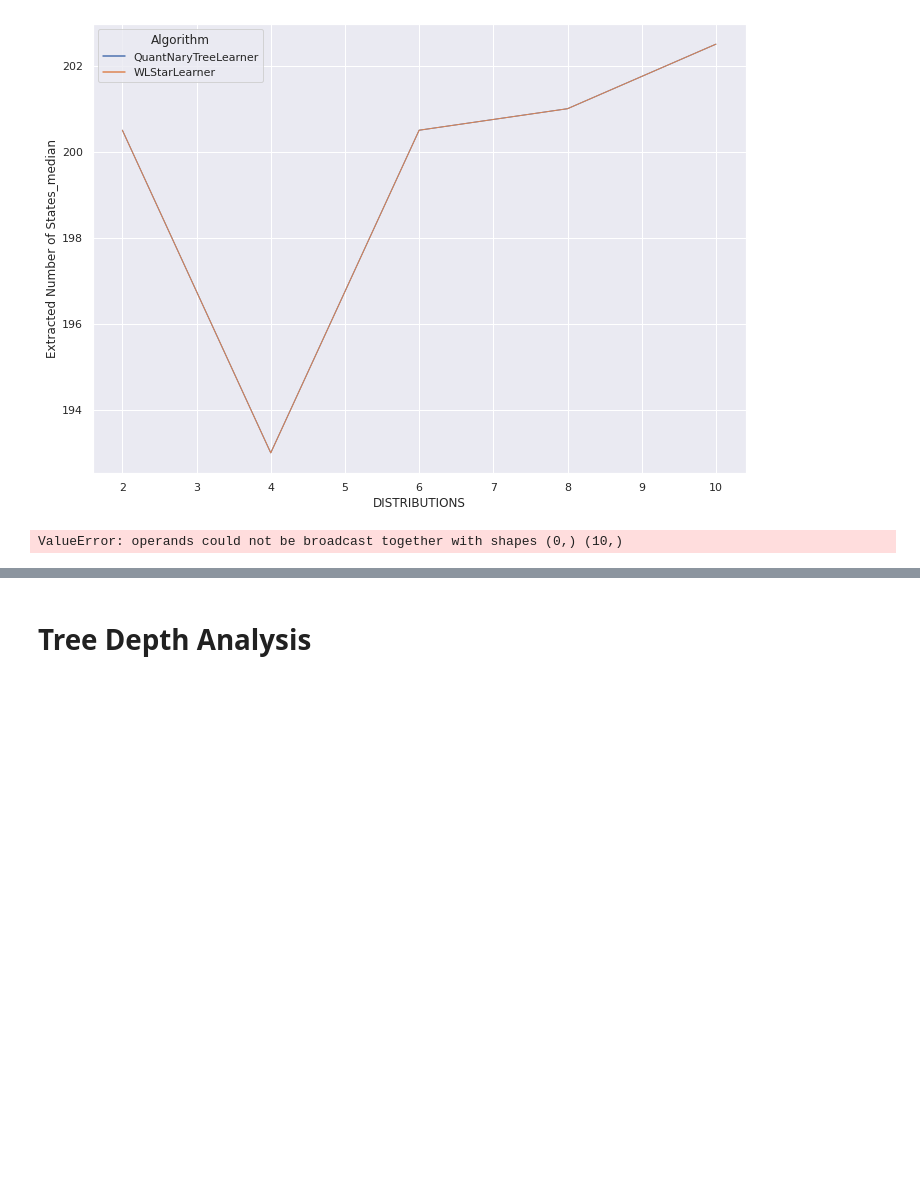
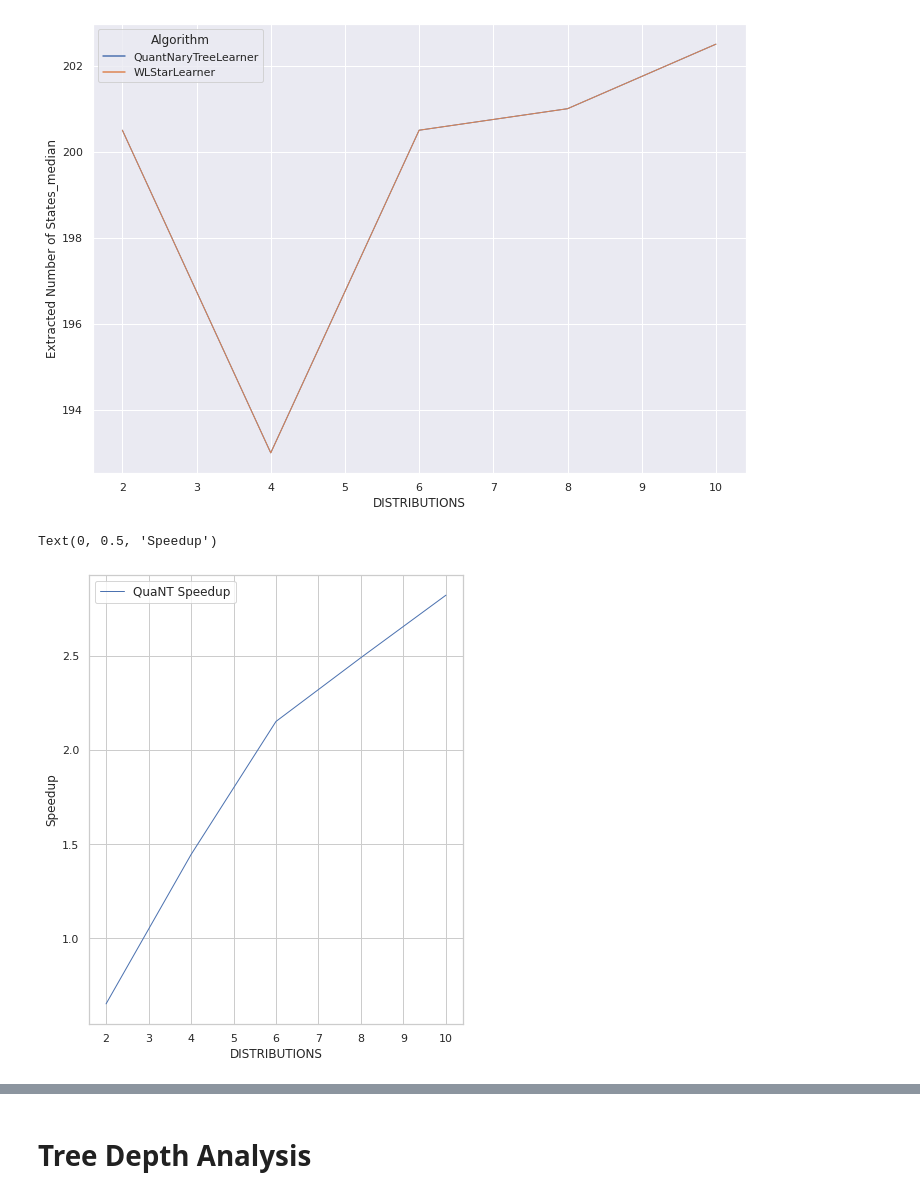
Before and after one commit to neuralchecker/pymodelextractor_towards_efficient_active_learning_of_PDFA_experiments, a Jupyter notebook: experiment_9/data_analysis.ipynb, the cells around one changed output, grey strips where cells are left out. Drawn from its saved outputs; the diff is of its cells as text; code cells hidden in the pictures; blank space fills up the shorter version.

```diff
--- a/experiment_9/data_analysis.ipynb
+++ b/experiment_9/data_analysis.ipynb
@@ -89,19 +89,20 @@ ax = sns.lineplot(x="DISTRIBUTIONS", y="Extracted Number of States_median", hue=
 # %% [output]
 [figure]
 # %%
-times_QuaNT = np.array(grouped_multiple["Time(s)_median"][0:10])
-times_WLStar = np.array(grouped_multiple["Time(s)_median"][10:])
+times_QuaNT = np.array(grouped_multiple["Time(s)_median"][0:5])
+times_WLStar = np.array(grouped_multiple["Time(s)_median"][5:])
 speedup_Q_WL = times_WLStar / times_QuaNT
 import seaborn as sns
 sns.set(rc={'figure.figsize':(6.7,8.27)})
 
 sns.set_style("whitegrid")
-ax = sns.lineplot(x=grouped_multiple['Number of States'][0:23], y=speedup_Q_WL,  linewidth=1)
+ax = sns.lineplot(x=grouped_multiple['DISTRIBUTIONS'][0:5], y=speedup_Q_WL,  linewidth=1)
 plt.legend(labels=["QuaNT Speedup"], fontsize = 12, frameon=True)
 ax.set_xlabel("DISTRIBUTIONS", fontsize = 12)
 ax.set_ylabel("Speedup", fontsize = 12)
 # %% [output]
-ValueError: operands could not be broadcast together with shapes (0,) (10,)
+Text(0, 0.5, 'Speedup')
+[figure, added]
 # %%
 import seaborn as sns
 sns.set(rc={'figure.figsize':(6.7,8.27)})
```
Also changed, not shown: parts of 1 cell of this notebook.
